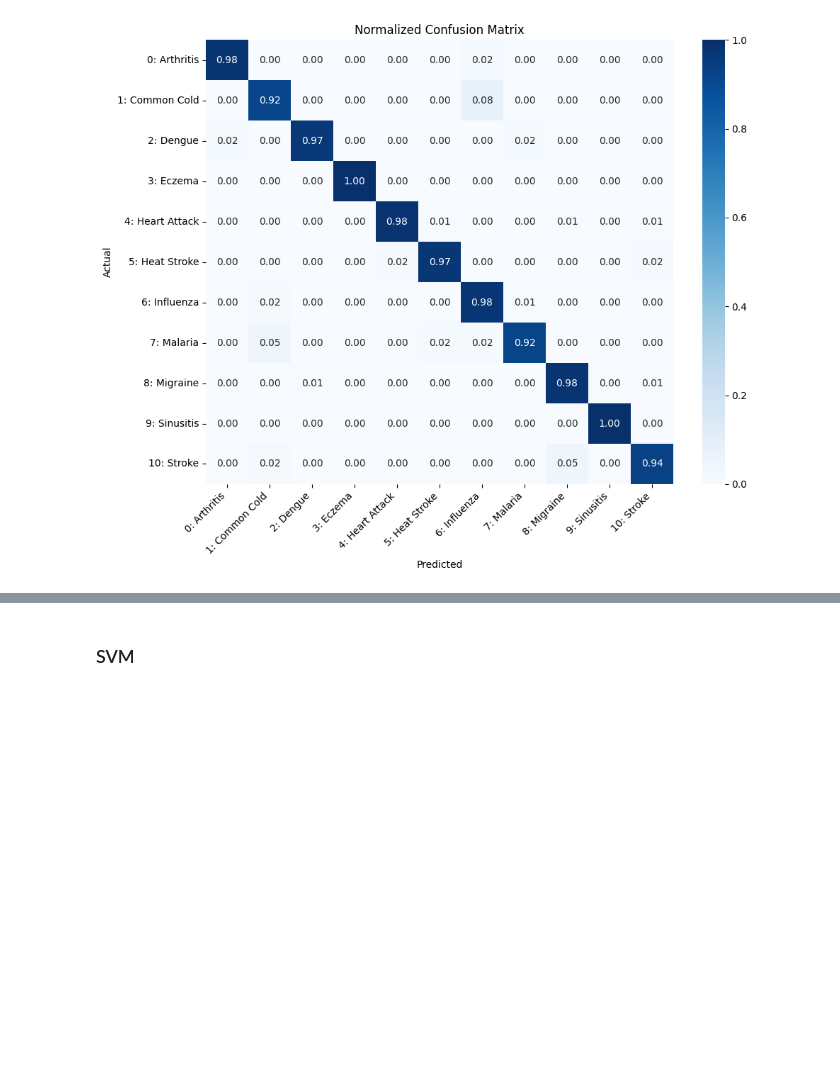
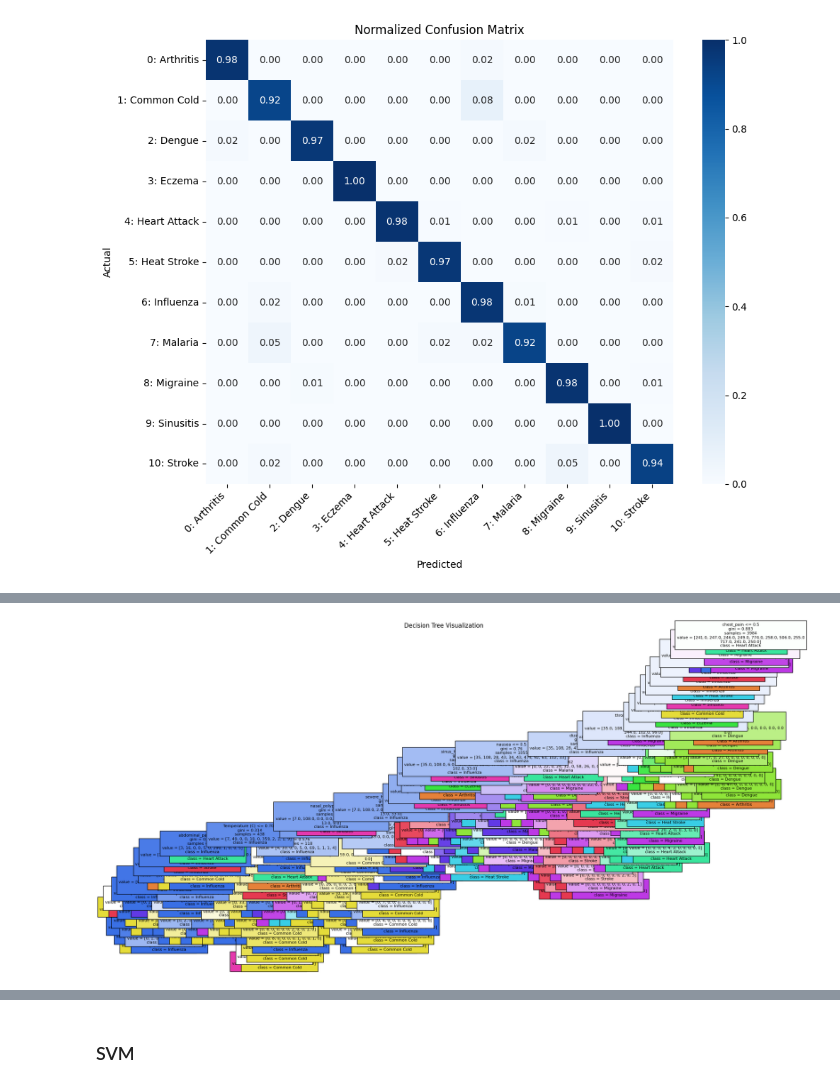
Before and after one commit to Mbaka11/20251R0136COSE47101, a Jupyter notebook: notebooks/03_Classification.ipynb, the cells around one changed output, grey strips where cells are left out. Drawn from its saved outputs; the diff is of its cells as text; code cells hidden in the pictures; blank space fills up the shorter version.

Commit message:
add final part of decision tree (visualization and depth max)

```diff
--- a/notebooks/03_Classification.ipynb
+++ b/notebooks/03_Classification.ipynb
@@ -450,0 +461,20 @@ weighted avg       0.97      0.97      0.97       997
+# %%
+from sklearn.tree import plot_tree
+import matplotlib.pyplot as plt
+
+# Plot the full Decision Tree
+plt.figure(figsize=(20, 10))
+plot_tree(dt_model,
+          feature_names=df.drop(columns=["prognosis"]).columns.tolist(),
+          class_names=class_names,
+          filled=True,
+          fontsize=8)
+
+plt.title("Decision Tree Visualization")
+plt.tight_layout()
+
+# Save to report
+plt.savefig("../report/decision_tree_visualization.png", dpi=300)
+plt.show()
+# %% [output]
+[figure, added]
```
Also changed, not shown: parts of 4 cells of this notebook, 3 other files.
